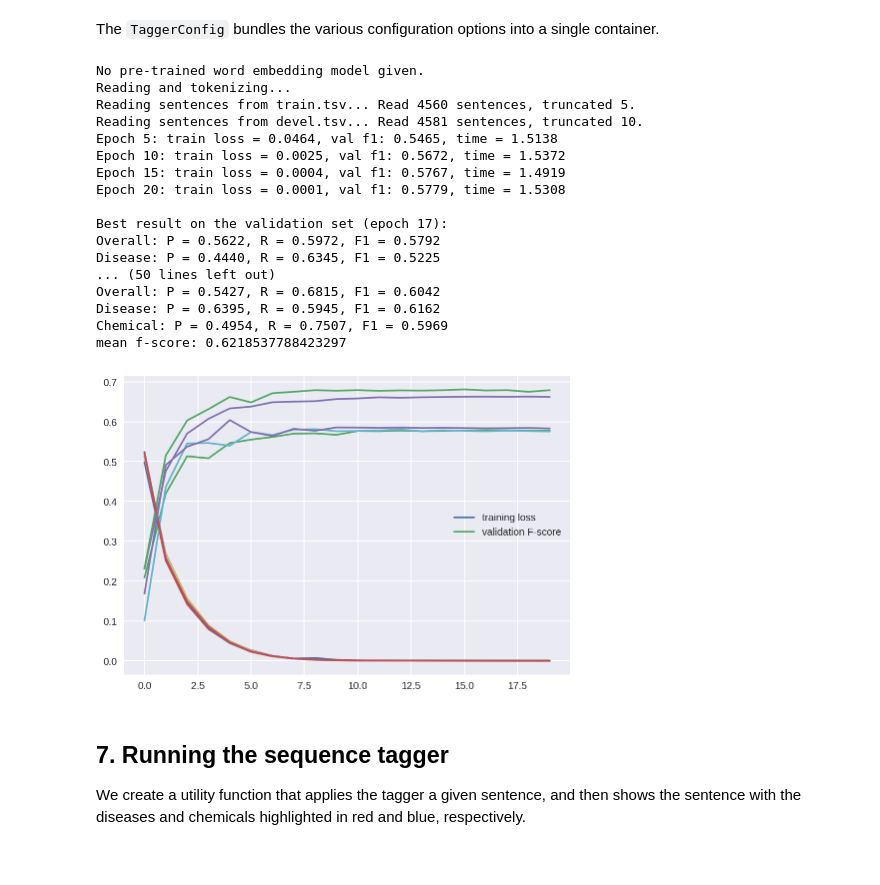
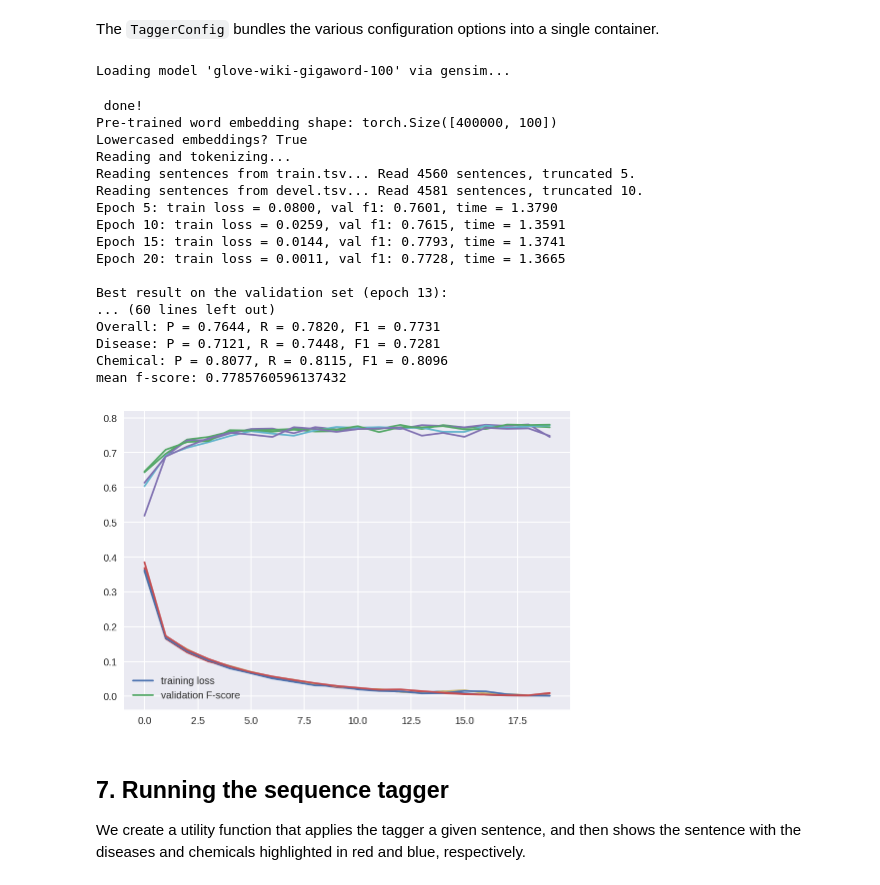
Before and after one commit to ollema/nlp2019, a Jupyter notebook: Assignment_2A.ipynb, the cells around one changed output. Saved outputs shown, nothing was run; the diff lists cells and outputs as text; code cells hidden in the pictures.

Commit message:
gensim

```diff
--- a/Assignment_2A.ipynb
+++ b/Assignment_2A.ipynb
@@ -232,7 +236,7 @@ def load_gensim_vectors(model_file, builtin=False, limit=None):
     is_cased = False
     for w in voc:
         w0 = w[0]
-        if w0.isascii() and w0.isupper():
+        if w0.isupper():
             is_cased = True
             break
 
@@ -693,7 +697,7 @@ class TaggerConfig(object):
     default_emb_dim = 50
 
     # Do we fine-tune the word embeddings?
-    finetune_w_emb = True
+    finetune_w_emb = False
 
     # How many RNN layers?
     rnn_depth = 2
@@ -712,31 +716,33 @@ class TaggerConfig(object):
 # %%
 f_scores = []
 
 for i in range(5):
     torch.manual_seed(i * 1000) and random.seed(i * 1000)
-    tagger = Tagger(config=TaggerConfig())
+    gensim_vectors = load_gensim_vectors(model_file='glove-wiki-gigaword-100', builtin=True)
+    tagger = Tagger(config=TaggerConfig(), gensim_model=gensim_vectors)
     f_scores.append(tagger.train())
 
 print(f"mean f-score: {np.mean(f_scores)}")
 # %% [output]
-No pre-trained word embedding model given.
-Reading and tokenizing...
-Reading sentences from train.tsv... Read 4560 sentences, truncated 5.
-Reading sentences from devel.tsv... Read 4581 sentences, truncated 10.
-Epoch 5: train loss = 0.0464, val f1: 0.5465, time = 1.5138
-Epoch 10: train loss = 0.0025, val f1: 0.5672, time = 1.5372
-Epoch 15: train loss = 0.0004, val f1: 0.5767, time = 1.4919
-Epoch 20: train loss = 0.0001, val f1: 0.5779, time = 1.5308
-
-Best result on the validation set (epoch 17):
-Overall: P = 0.5622, R = 0.5972, F1 = 0.5792
-Disease: P = 0.4440, R = 0.6345, F1 = 0.5225
-... (50 lines left out)
-Overall: P = 0.5427, R = 0.6815, F1 = 0.6042
-Disease: P = 0.6395, R = 0.5945, F1 = 0.6162
-Chemical: P = 0.4954, R = 0.7507, F1 = 0.5969
-mean f-score: 0.6218537788423297
+Loading model 'glove-wiki-gigaword-100' via gensim...
+ done!
+Pre-trained word embedding shape: torch.Size([400000, 100])
+Lowercased embeddings? True
+Reading and tokenizing...
+Reading sentences from train.tsv... Read 4560 sentences, truncated 5.
+Reading sentences from devel.tsv... Read 4581 sentences, truncated 10.
+Epoch 5: train loss = 0.0800, val f1: 0.7601, time = 1.3790
+Epoch 10: train loss = 0.0259, val f1: 0.7615, time = 1.3591
+Epoch 15: train loss = 0.0144, val f1: 0.7793, time = 1.3741
+Epoch 20: train loss = 0.0011, val f1: 0.7728, time = 1.3665
+
+Best result on the validation set (epoch 13):
+... (60 lines left out)
+Overall: P = 0.7644, R = 0.7820, F1 = 0.7731
+Disease: P = 0.7121, R = 0.7448, F1 = 0.7281
+Chemical: P = 0.8077, R = 0.8115, F1 = 0.8096
+mean f-score: 0.7785760596137432
-[figure, old version]
+[figure, new version]
 # %% [markdown]
 ## 7. Running the sequence tagger
 
```
Also changed, not shown: parts of 2 cells of this notebook.
